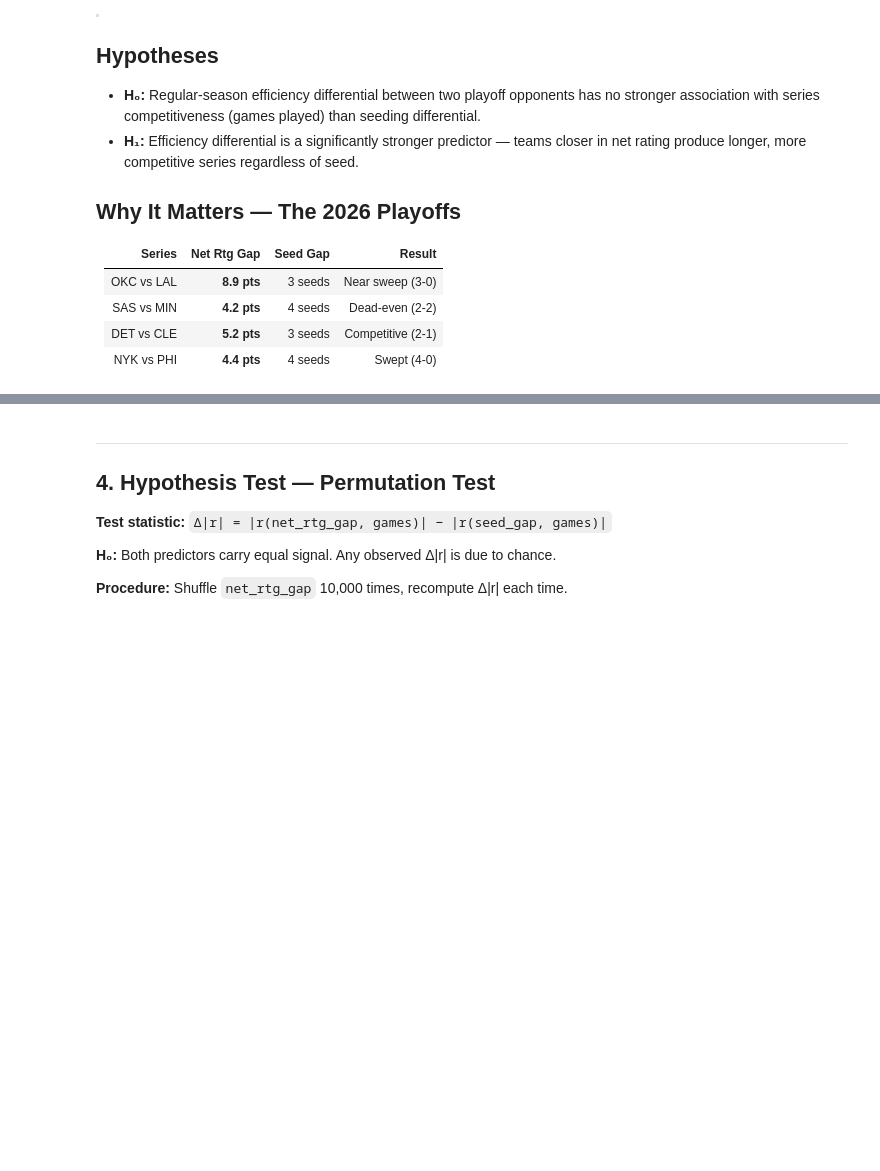
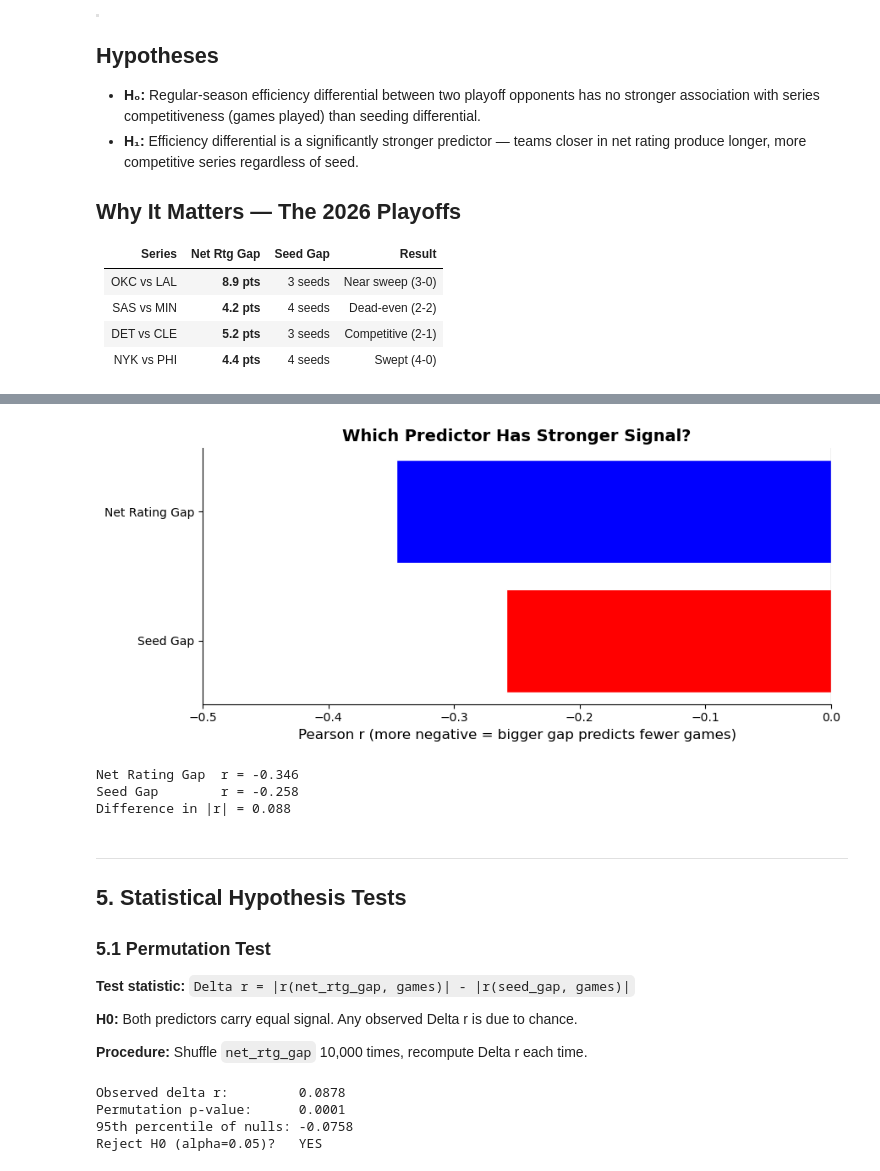
Before and after one commit to HerbertOuma/nba-efficiency-eda, a Jupyter notebook: nba_efficiency_eda.ipynb, the cells around one changed output, grey strips where cells are left out. Drawn from its saved outputs; the diff is of its cells as text; code cells hidden in the pictures; blank space fills up the shorter version.

```diff
--- a/nba_efficiency_eda.ipynb
+++ b/nba_efficiency_eda.ipynb
@@ -65,6 +64,6 @@ Place both CSVs in `../data/` before running.
 # %%
-game_df = pd.read_csv('../data/game.csv')
-ts_df   = pd.read_csv('../data/Team Summaries.csv')
+game_df = pd.read_csv('data/game.csv')
+ts_df   = pd.read_csv('data/Team Summaries.csv')
 
 print(f'game.csv:        {game_df.shape[0]:,} rows x {game_df.shape[1]} cols')
 print(f'Team Summaries:  {ts_df.shape[0]:,} rows x {ts_df.shape[1]} cols')
@@ -262,30 +311,34 @@ print(f'Pearson r (seed_gap vs games):    r={r_seed:.3f}  p={p_seed:.4f}')
 # %%
-# Figure 4: Head-to-head r comparison
 fig, ax = plt.subplots(figsize=(9, 4))
-labels = ['Seed Gap\n(seeding-based)', 'Net Rating Gap\n(efficiency-based)']
+labels = ['Seed Gap', 'Net Rating Gap']
 r_vals = [r_seed, r_net]
-bars = ax.barh(labels, r_vals, color=[NBA_RED,NBA_BLUE], edgecolor='white', height=0.45)
-for bar, val in zip(bars, r_vals):
-    ax.text(val-0.004, bar.get_y()+bar.get_height()/2,
-            f'r = {val:.3f}', va='center', ha='right',
-            color='white', fontweight='bold', fontsize=13)
+ax.barh(labels, r_vals, color=[NBA_RED, NBA_BLUE], edgecolor='white')
 ax.set_xlim(-0.5, 0)
 ax.axvline(0, color='black', linewidth=0.8)
-ax.set_title('Figure 4: Which Predictor Has Stronger Signal?', fontweight='bold')
-ax.set_xlabel('Pearson r  (more negative = bigger gap → fewer games)')
+ax.set_title('Which Predictor Has Stronger Signal?', fontweight='bold')
+ax.set_xlabel('Pearson r (more negative = bigger gap predicts fewer games)')
 plt.tight_layout()
 plt.show()
 
-print(f'Δ|r| = |r_net| - |r_seed| = {abs(r_net):.3f} - {abs(r_seed):.3f} = {abs(r_net)-abs(r_seed):.3f}')
+print(f'Net Rating Gap  r = {r_net:.3f}')
+print(f'Seed Gap        r = {r_seed:.3f}')
+print(f'Difference in |r| = {abs(r_net) - abs(r_seed):.3f}')
+# %% [output]
+[figure, added]
+Net Rating Gap  r = -0.346
+Seed Gap        r = -0.258
+Difference in |r| = 0.088
 # %% [markdown]
 ---
-## 4. Hypothesis Test — Permutation Test
+## 5. Statistical Hypothesis Tests
 
-**Test statistic:** `Δ|r| = |r(net_rtg_gap, games)| − |r(seed_gap, games)|`
+### 5.1 Permutation Test
 
-**H₀:** Both predictors carry equal signal. Any observed Δ|r| is due to chance.
+**Test statistic:** `Delta r = |r(net_rtg_gap, games)| - |r(seed_gap, games)|`
 
-**Procedure:** Shuffle `net_rtg_gap` 10,000 times, recompute Δ|r| each time.
+**H0:** Both predictors carry equal signal. Any observed Delta r is due to chance.
+
+**Procedure:** Shuffle `net_rtg_gap` 10,000 times, recompute Delta r each time.
 # %%
 np.random.seed(42)
 N_PERMS = 10_000
@@ -295,17 +348,22 @@ games     = df['games_played'].values
 net_gaps  = df['net_rtg_gap'].values
 seed_gaps = df['seed_gap'].values
 
-perm_deltas = np.empty(N_PERMS)
+perm_deltas = []
 for i in range(N_PERMS):
-    shuffled   = np.random.permutation(net_gaps)
-    r_perm, _  = stats.pearsonr(shuffled, games)
-    r_base, _  = stats.pearsonr(seed_gaps, games)
-    perm_deltas[i] = abs(r_perm) - abs(r_base)
+    shuffled = np.random.permutation(net_gaps)
+    r_perm, _ = stats.pearsonr(shuffled, games)
+    perm_deltas.append(abs(r_perm) - abs(r_seed))
 
+perm_deltas = np.array(perm_deltas)
 p_value = np.mean(perm_deltas >= observed_delta)
 
-print(f'Observed Δ|r|:        {observed_delta:.4f}')
-print(f'Permutation p-value:  {p_value:.4f}')
-print(f'95th pct of nulls:    {np.percentile(perm_deltas,95):.4f}')
-print(f'Reject H₀ (α=0.05)?  {"YES ✓" if p_value < 0.05 else "NO"}')
+print(f'Observed delta r:         {observed_delta:.4f}')
+print(f'Permutation p-value:      {p_value:.4f}')
+print(f'95th percentile of nulls: {np.percentile(perm_deltas, 95):.4f}')
+print(f'Reject H0 (alpha=0.05)?   {"YES" if p_value < 0.05 else "NO"}')
+# %% [output]
+Observed delta r:         0.0878
+Permutation p-value:      0.0001
+95th percentile of nulls: -0.0758
+Reject H0 (alpha=0.05)?   YES
 # %%
```
Also changed, not shown: parts of 25 cells of this notebook.
